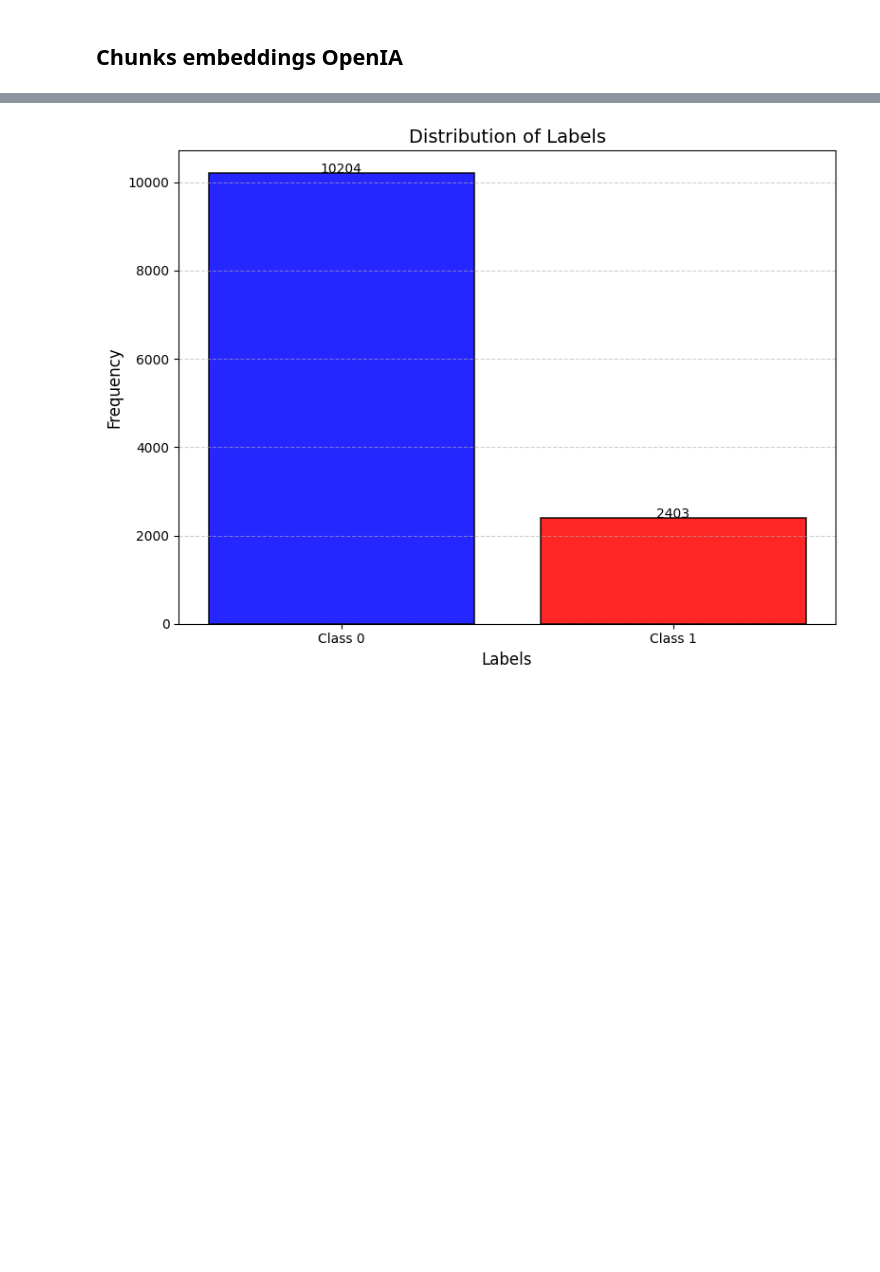
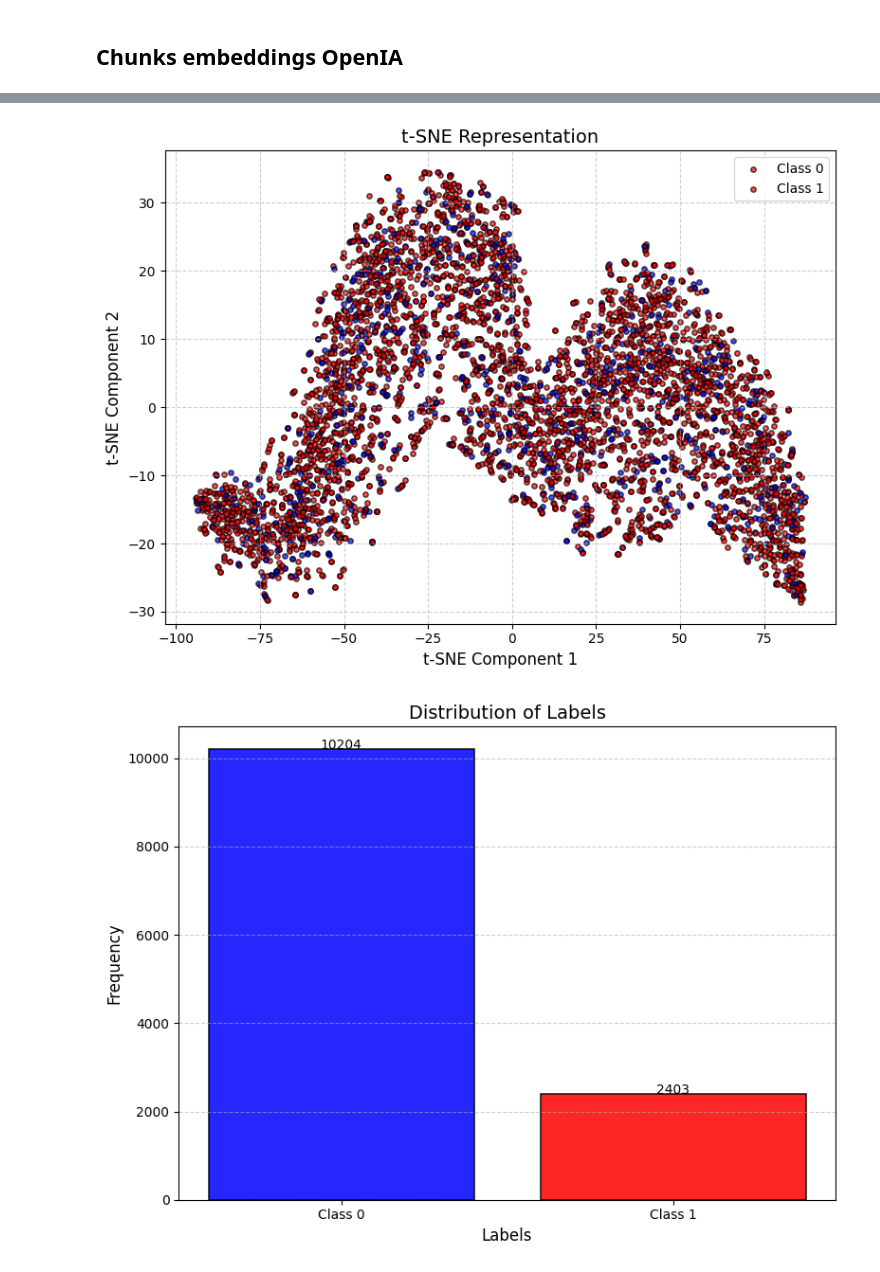
Before and after one commit to miguel-kjh/summarization-multilingual, a Jupyter notebook: clf_cluster.ipynb, the cells around one changed output, grey strips where cells are left out. Saved outputs shown, nothing was run; the diff lists cells and outputs as text; code cells hidden in the pictures; blank space fills up the shorter version.

Commit message:
update clf to autoencoder

```diff
--- a/clf_cluster.ipynb
+++ b/clf_cluster.ipynb
@@ -145,0 +347,5 @@ dataset_test = read_pickle(dataset_test_path)
+# %%
+linear_autoencoder = LinearAutoencoderContrastive(input_dim=input_dim)
+# %%
+trainer = pl.Trainer(max_epochs=10)
+trainer.fit(linear_autoencoder, train_loader, val_loader)
@@ -145,0 +386,7 @@ dataset_test = read_pickle(dataset_test_path)
+# %%
+# transform data using the encoder part of the autoencoder
+X_train = linear_autoencoder.features(torch.tensor(df_balanced["sample"].values.tolist(), dtype=torch.float32)).detach().numpy()
+y_train = np.array(df_balanced["label"].values.tolist())
+
+X_test = linear_autoencoder.features(torch.tensor(dataset_test["sample"].values.tolist(), dtype=torch.float32)).detach().numpy()
+y_test = np.array(dataset_test["label"].values.tolist())
@@ -146,3 +457,11 @@ dataset_test = read_pickle(dataset_test_path)
+# %%
+# tsne
+X_2d = apply_tsne_to_numpy(X_train)
+# %%
+# plot
+plot_tsne(X_2d, y_train)
+# %% [output]
+[figure, added]
 # %%
 experiments(dataset_train, dataset_test, dataset_train_path)
 # %% [output]
```
Also changed, not shown: parts of 14 cells of this notebook.
